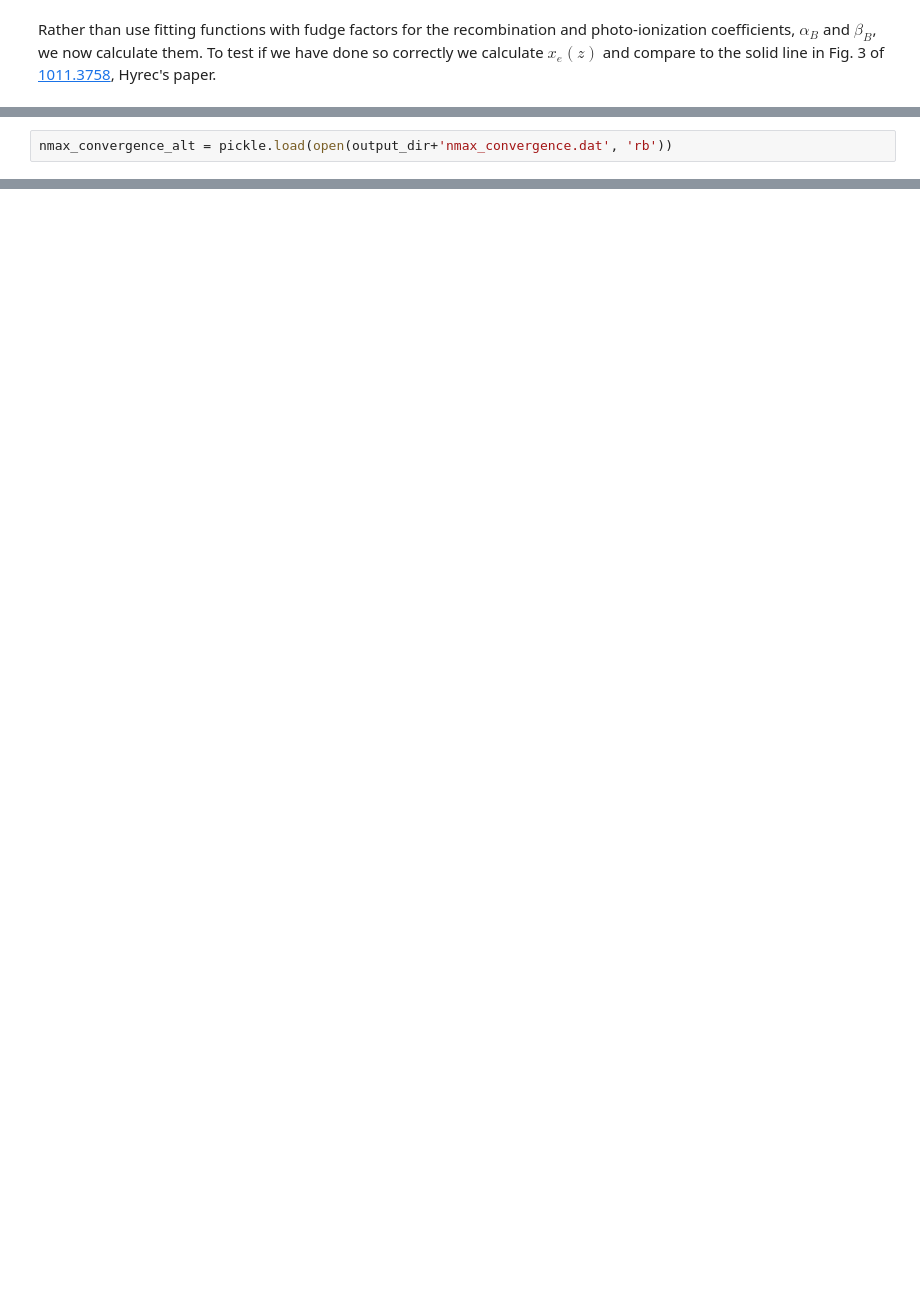
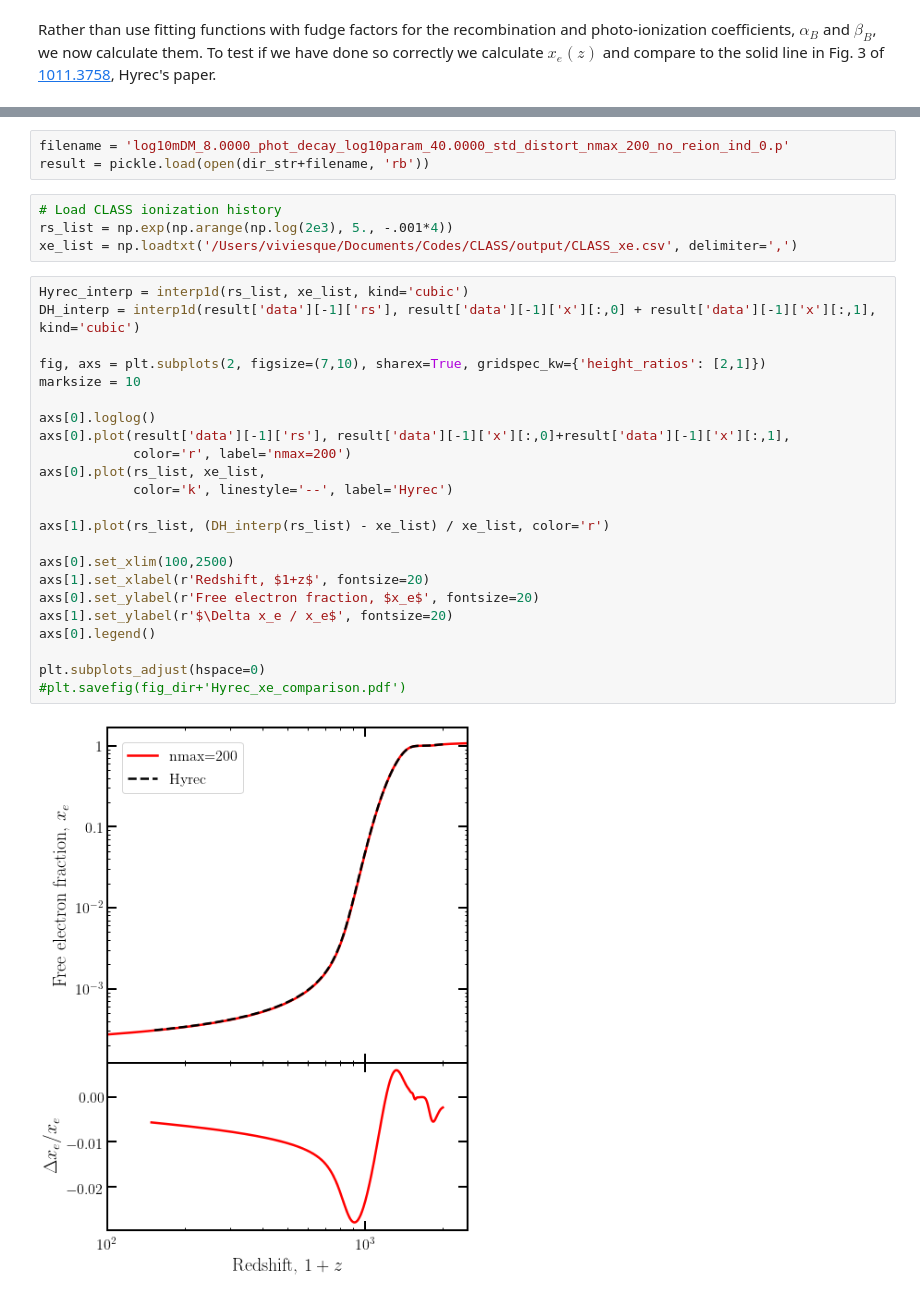
Before and after one commit to hongwanliu/DarkHistory, a Jupyter notebook: examples/DH_Upgrade/Cross_Checks/Hyrec_xe_comparison.ipynb, the cells around one changed output, grey strips where cells are left out. Saved outputs shown, nothing was run; the diff lists cells and outputs as text; blank space fills up the shorter version.

```diff
--- a/examples/DH_Upgrade/Cross_Checks/Hyrec_xe_comparison.ipynb
+++ b/examples/DH_Upgrade/Cross_Checks/Hyrec_xe_comparison.ipynb
@@ -51,3 +56 @@ nmax_list = [50,100,200]#,300]
-# %%
-nmax_convergence_alt = pickle.load(open(output_dir+'nmax_convergence.dat', 'rb'))
 # %%
@@ -112,0 +112,32 @@ plt.savefig(fig_dir+'Hyrec_xe_crosscheck.pdf')
+# %%
+filename = 'log10mDM_8.0000_phot_decay_log10param_40.0000_std_distort_nmax_200_no_reion_ind_0.p'
+result = pickle.load(open(dir_str+filename, 'rb'))
+# %%
+# Load CLASS ionization history
+rs_list = np.exp(np.arange(np.log(2e3), 5., -.001*4))
+xe_list = np.loadtxt('/Users/viviesque/Documents/Codes/CLASS/output/CLASS_xe.csv', delimiter=',')
+# %%
+Hyrec_interp = interp1d(rs_list, xe_list, kind='cubic')
+DH_interp = interp1d(result['data'][-1]['rs'], result['data'][-1]['x'][:,0] + result['data'][-1]['x'][:,1], kind='cubic')
+
+fig, axs = plt.subplots(2, figsize=(7,10), sharex=True, gridspec_kw={'height_ratios': [2,1]})
+marksize = 10
+
+axs[0].loglog()
+axs[0].plot(result['data'][-1]['rs'], result['data'][-1]['x'][:,0]+result['data'][-1]['x'][:,1],
+            color='r', label='nmax=200')
+axs[0].plot(rs_list, xe_list,
+            color='k', linestyle='--', label='Hyrec')
+
+axs[1].plot(rs_list, (DH_interp(rs_list) - xe_list) / xe_list, color='r')
+
+axs[0].set_xlim(100,2500)
+axs[1].set_xlabel(r'Redshift, $1+z$', fontsize=20)
+axs[0].set_ylabel(r'Free electron fraction, $x_e$', fontsize=20)
+axs[1].set_ylabel(r'$\Delta x_e / x_e$', fontsize=20)
+axs[0].legend()
+
+plt.subplots_adjust(hspace=0)
+#plt.savefig(fig_dir+'Hyrec_xe_comparison.pdf')
+# %% [output]
+[figure, added]
```
Also changed, not shown: parts of 9 cells of this notebook, 5 other files.
